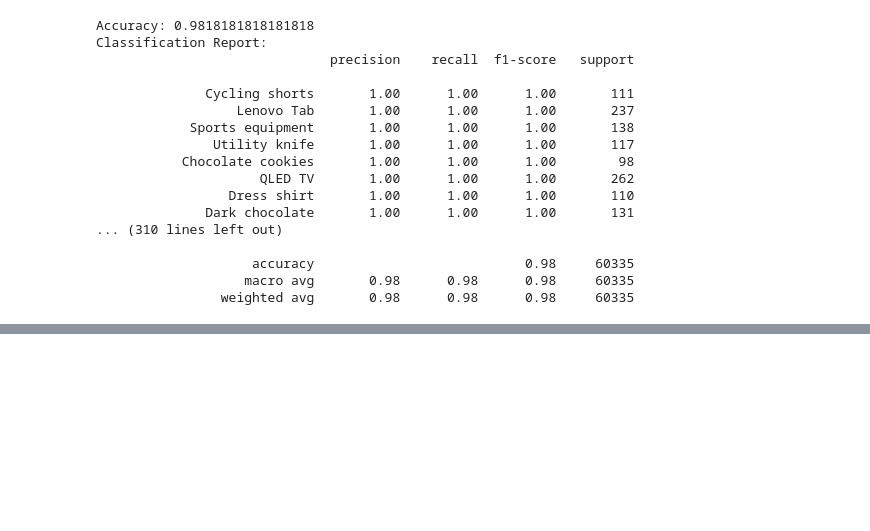
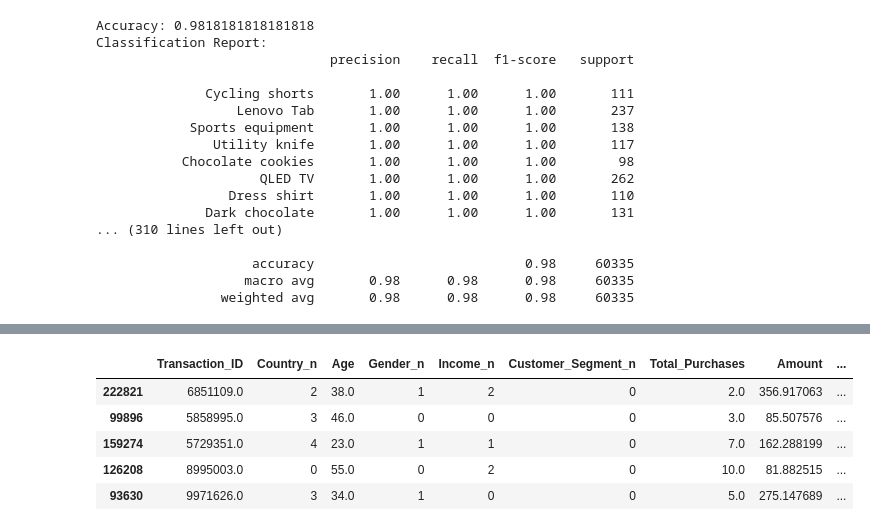
Before and after one commit to 4GeeksAcademy/Final-project-Product-recommendation, a Jupyter notebook: src/explore.ipynb, the cells around one changed output, grey strips where cells are left out. Saved outputs shown, nothing was run; the diff lists cells and outputs as text; code cells hidden in the pictures; blank space fills up the shorter version.

```diff
--- a/src/explore.ipynb
+++ b/src/explore.ipynb
@@ -637,0 +741,9 @@ dump(knn, open("knn_classifier_default.sav", "wb"))
+# %%
+X_test.head()
+# %% [output]
+|  | Transaction_ID | Country_n | Age | Gender_n | Income_n | Customer_Segment_n | Total_Purchases | Amount | ... |
+| 222821 | 6851109.0 | 2 | 38.0 | 1 | 2 | 0 | 2.0 | 356.917063 | ... |
+| 99896 | 5858995.0 | 3 | 46.0 | 0 | 0 | 0 | 3.0 | 85.507576 | ... |
+| 159274 | 5729351.0 | 4 | 23.0 | 1 | 1 | 0 | 7.0 | 162.288199 | ... |
+| 126208 | 8995003.0 | 0 | 55.0 | 0 | 2 | 0 | 10.0 | 81.882515 | ... |
+| 93630 | 9971626.0 | 3 | 34.0 | 1 | 0 | 0 | 5.0 | 275.147689 | ... |
```
Also changed, not shown: parts of 23 cells of this notebook, 3 other files.
